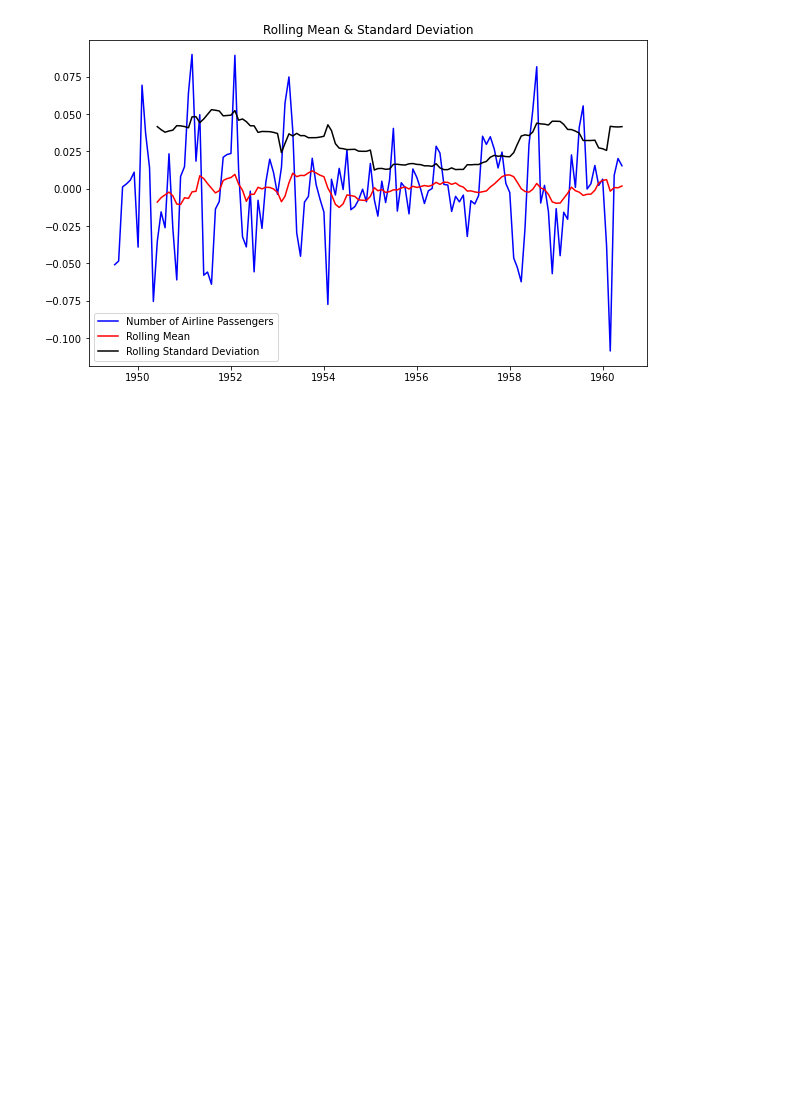
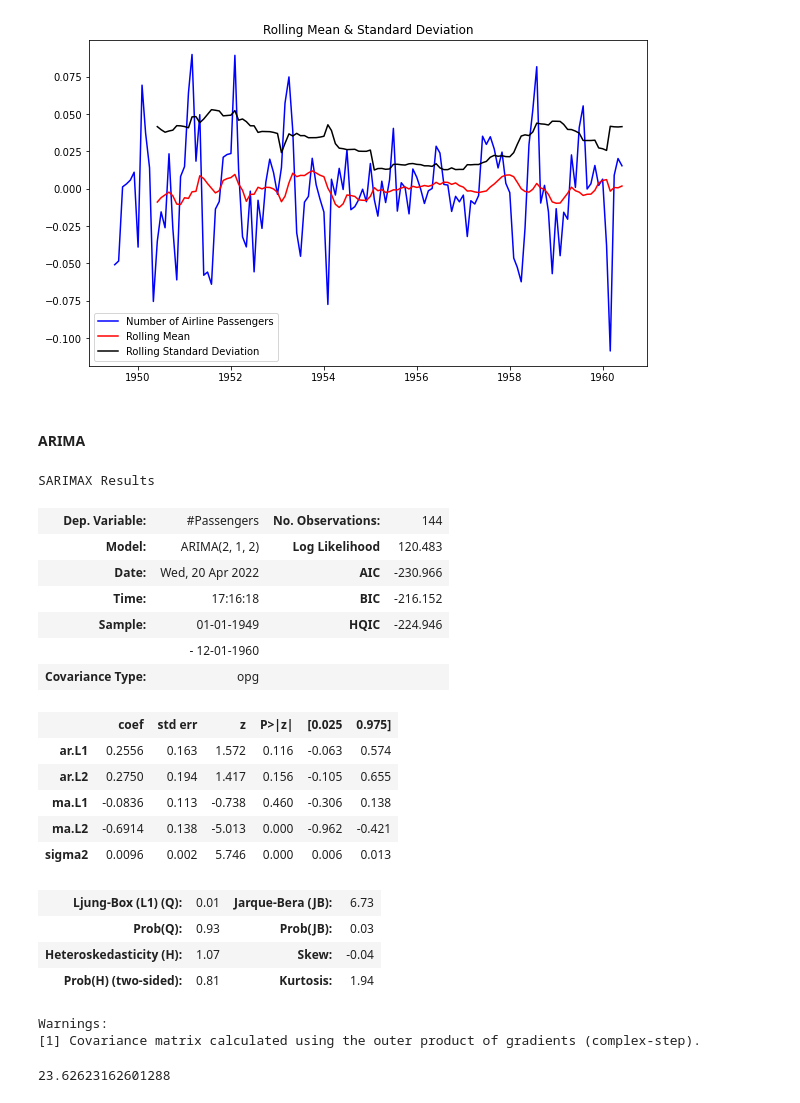
Before and after one commit to dray89/AirlinePassengers, a Jupyter notebook: AirlinePassengers.ipynb, the cells around one changed output. Saved outputs shown, nothing was run; the diff lists cells and outputs as text; code cells hidden in the pictures; blank space fills up the shorter version.

```diff
--- a/AirlinePassengers.ipynb
+++ b/AirlinePassengers.ipynb
@@ -302,3 +303,5 @@ decomposedLogData.dropna(inplace=True)
 plot_stationarity(decomposedLogData)
 # %% [output]
 [figure]
+# %% [markdown]
+#### ARIMA
@@ -304,0 +312,30 @@ plot_stationarity(decomposedLogData)
+# %%
+results_AR.summary()
+# %% [output]
+SARIMAX Results
+| Dep. Variable: | #Passengers | No. Observations: | 144 |
+| Model: | ARIMA(2, 1, 2) | Log Likelihood | 120.483 |
+| Date: | Wed, 20 Apr 2022 | AIC | -230.966 |
+| Time: | 17:16:18 | BIC | -216.152 |
+| Sample: | 01-01-1949 | HQIC | -224.946 |
+|  | - 12-01-1960 |  |  |
+| Covariance Type: | opg |  |  |
+|  | coef | std err | z | P>|z| | [0.025 | 0.975] |
+| ar.L1 | 0.2556 | 0.163 | 1.572 | 0.116 | -0.063 | 0.574 |
+| ar.L2 | 0.2750 | 0.194 | 1.417 | 0.156 | -0.105 | 0.655 |
+| ma.L1 | -0.0836 | 0.113 | -0.738 | 0.460 | -0.306 | 0.138 |
+| ma.L2 | -0.6914 | 0.138 | -5.013 | 0.000 | -0.962 | -0.421 |
+| sigma2 | 0.0096 | 0.002 | 5.746 | 0.000 | 0.006 | 0.013 |
+| Ljung-Box (L1) (Q): | 0.01 | Jarque-Bera (JB): | 6.73 |
+| Prob(Q): | 0.93 | Prob(JB): | 0.03 |
+| Heteroskedasticity (H): | 1.07 | Skew: | -0.04 |
+| Prob(H) (two-sided): | 0.81 | Kurtosis: | 1.94 |
+Warnings:
+[1] Covariance matrix calculated using the outer product of gradients (complex-step).
+# %%
+error = results_AR.fittedvalues - indexedDataset_logScale['#Passengers']
+errorsq = error**2
+rss= errorsq.sum()
+rss
+# %% [output]
+23.62623162601288
```
Also changed, not shown: parts of 3 cells of this notebook, 1 other file.
